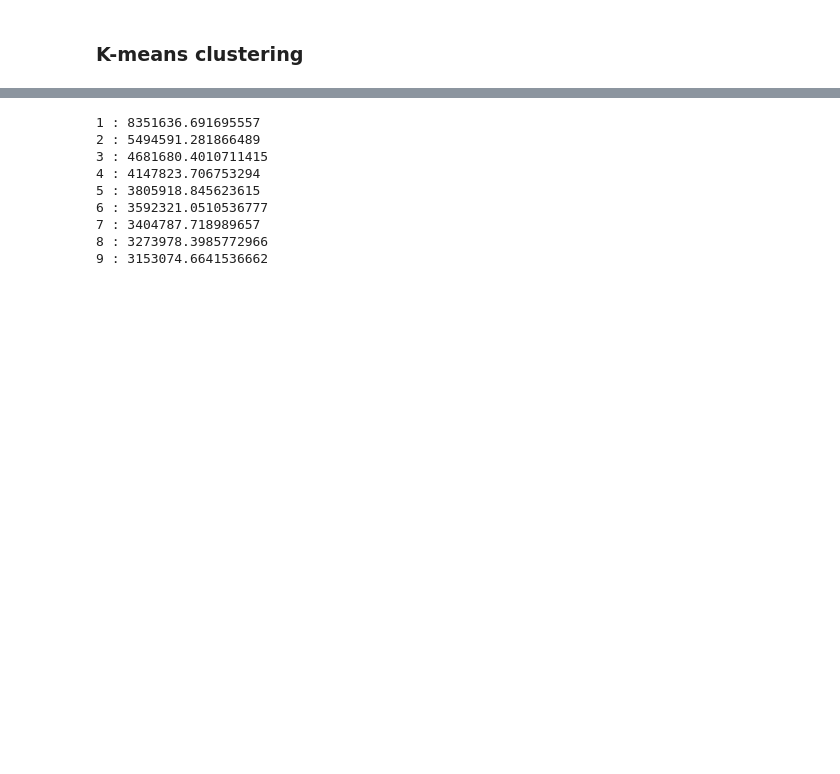
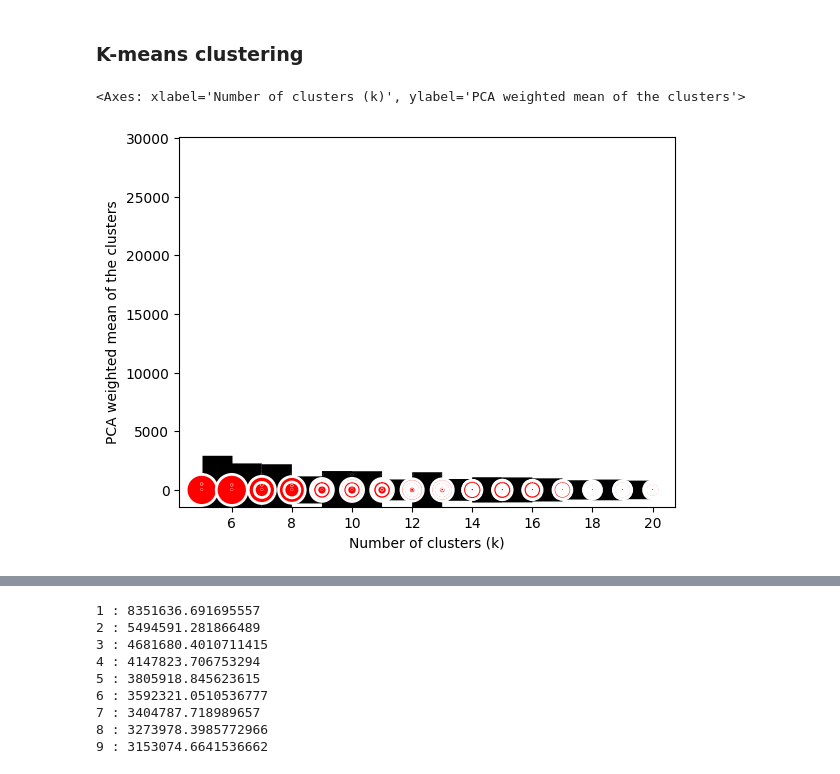
Before and after one commit to Spatial-Data-Science-and-GEO-AI-Lab/MultiHealth_J, a Jupyter notebook: clusterandpredict.ipynb, the cells around one changed output, grey strips where cells are left out. Drawn from its saved outputs; the diff is of its cells as text; code cells hidden in the pictures; blank space fills up the shorter version.

```diff
--- a/clusterandpredict.ipynb
+++ b/clusterandpredict.ipynb
@@ -137,3 +189,26 @@ plt.show()
 [figure]
 # %% [markdown]
 ### K-means clustering
+# %%
+# Using clustergram with k-means clustering up to 20 clusters
+
+# initial one to compensate kernel crashing due to parallelization
+cgram = Clustergram(range(1, 2), n_init=1, method='kmeans')
+# full one
+cgram2 = Clustergram(range(1, 21), n_init=100, method='kmeans')
+
+start_time = time.time()
+
+if __name__ == '__main__':
+    Parallel(n_jobs=2, prefer="threads")(delayed(cgram.fit)(popgridsub_scaled[:2]) for _ in range(1))
+    Parallel(n_jobs=8, prefer="threads")(delayed(cgram2.fit)(popgridsub_scaled) for _ in range(1))
+
+end_time = time.time()
+execution_time = end_time - start_time
+print(f"Execution time: {execution_time} seconds")
+# %%
+# plot cgram
+cgram2.plot()
+# %% [output]
+<Axes: xlabel='Number of clusters (k)', ylabel='PCA weighted mean of the clusters'>
+[figure, added]
```
Also changed, not shown: parts of 14 cells of this notebook.
